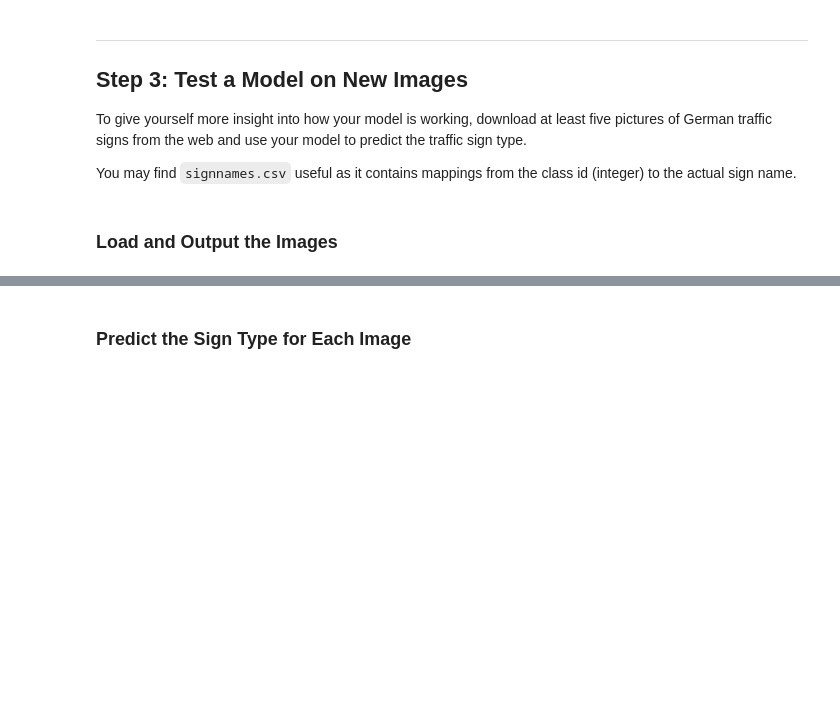
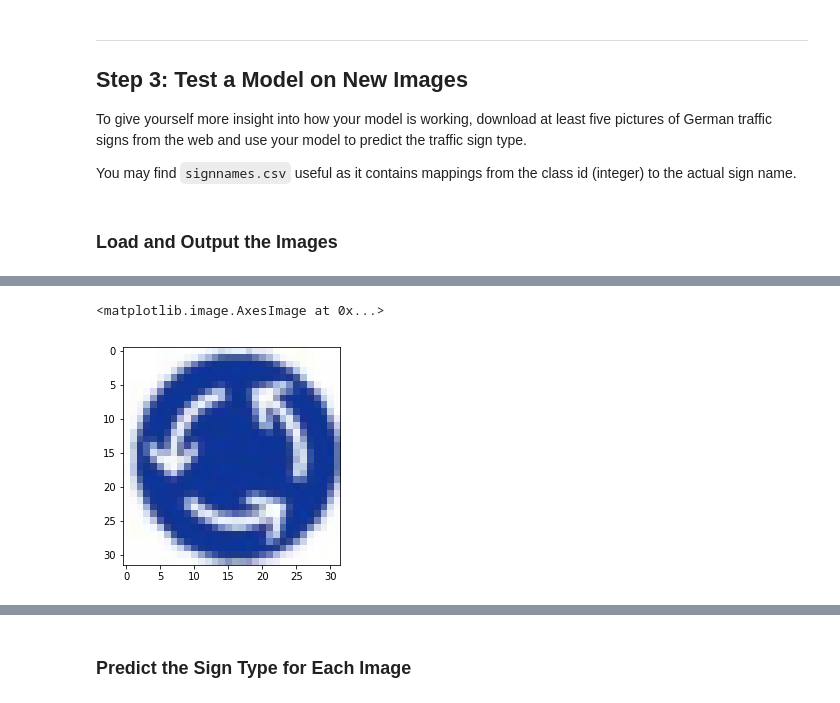
Before and after one commit to amhamor/Traffic-Sign-Classifier, a Jupyter notebook: Traffic_Sign_Classifier.ipynb, the cells around one changed output, grey strips where cells are left out. Drawn from its saved outputs; the diff is of its cells as text; code cells hidden in the pictures; blank space fills up the shorter version.

```diff
--- a/Traffic_Sign_Classifier.ipynb
+++ b/Traffic_Sign_Classifier.ipynb
@@ -397,3 +402,6 @@ plt.imshow(image2[0])
 # %%
-plt.imshow(image3[0])
+plt.imshow(image3)
+# %% [output]
+<matplotlib.image.AxesImage at 0x...>
+[figure, added]
 # %%
```
Also changed, not shown: parts of 16 cells of this notebook.
